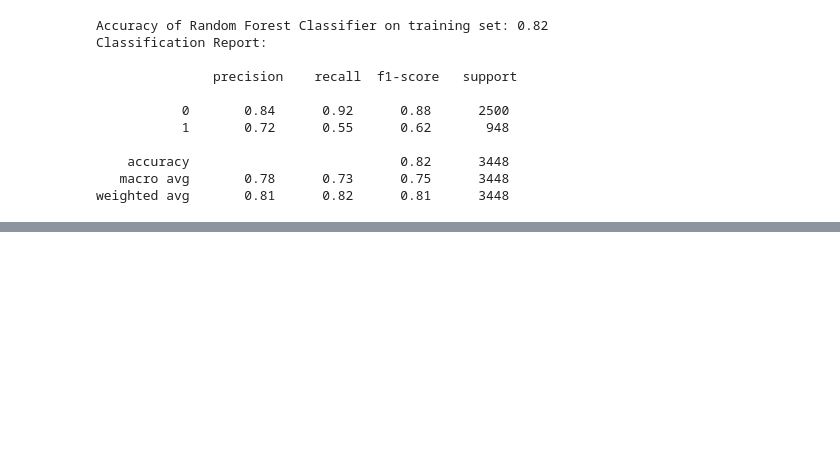
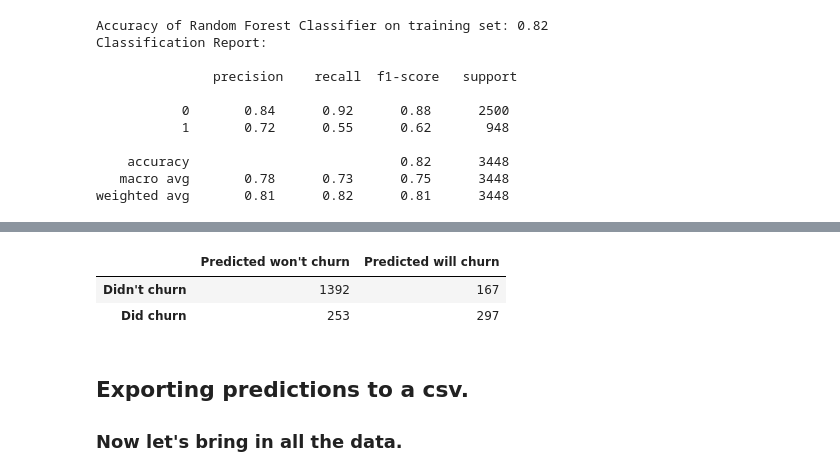
Before and after one commit to rubber-ducks-anonymous/classy-telco, a Jupyter notebook: telco_churn_report.ipynb, the cells around one changed output, grey strips where cells are left out. Cells and saved outputs as stored; diff of their text form; code cells hidden in the pictures; blank space fills up the shorter version.

```diff
--- a/telco_churn_report.ipynb
+++ b/telco_churn_report.ipynb
@@ -603,0 +675,13 @@ weighted avg       0.81      0.82      0.81      3448
+# %%
+labels = ["Didn't churn", "Did churn"]
+predicted_labels = ["Predicted won't churn", "Predicted will churn"]
+
+pd.DataFrame(confusion_matrix(ytest, test_preds), index=labels, columns=predicted_labels)
+# %% [output]
+|  | Predicted won't churn | Predicted will churn |
+| Didn't churn | 1392 | 167 |
+| Did churn | 253 | 297 |
+# %% [markdown]
+## Exporting predictions to a csv.
+
+### Now let's bring in all the data.
```
Also changed, not shown: parts of 24 cells of this notebook.
